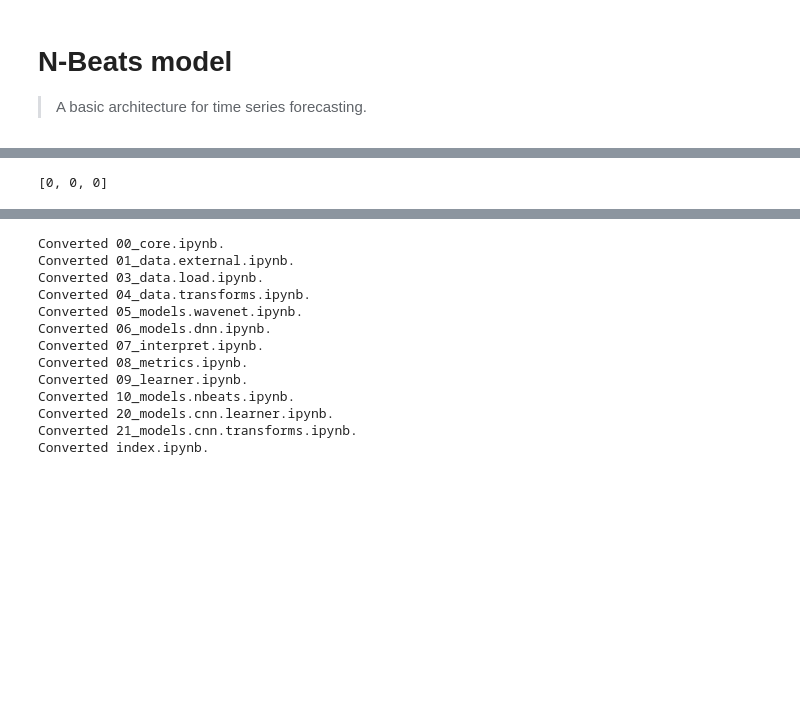
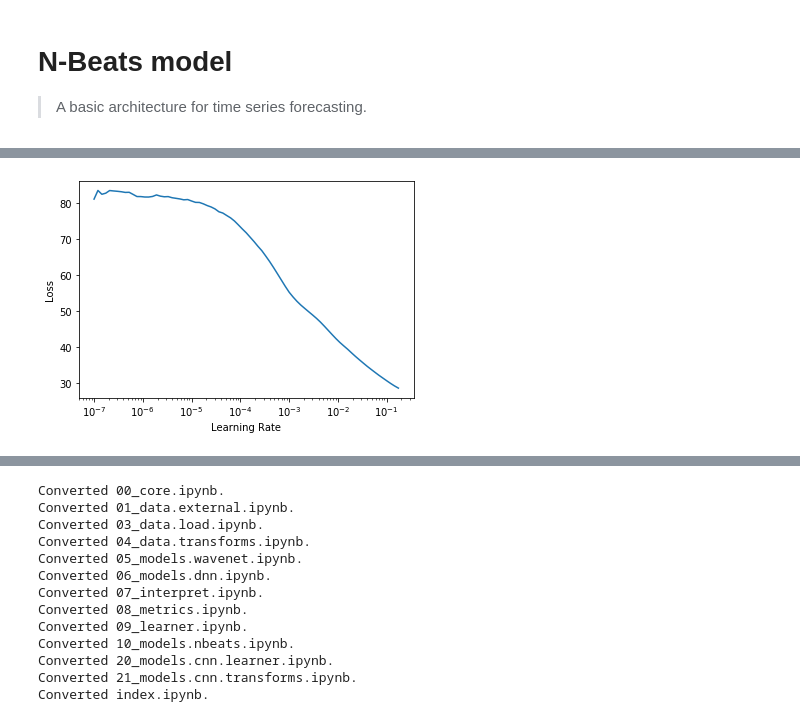
Before and after one commit to takotab/fastseq, a Jupyter notebook: nbs/10_models.nbeats.ipynb, the cells around one changed output, grey strips where cells are left out. Cells and saved outputs as stored; diff of their text form; code cells hidden in the pictures; blank space fills up the shorter version.

```diff
--- a/nbs/10_models.nbeats.ipynb
+++ b/nbs/10_models.nbeats.ipynb
@@ -372,4 +378,7 @@ learn.show_results(max_n=9)
-# %%
-learn.n_beats_trainer.ratio
-# %% [output]
-[0, 0, 0]
+# %%
+learn = nbeats_learner(data,layers=[200,200,100], alpha = 1, stack_types=('bias',"seasonality","trend"),
+                       loss_func= CombinedLoss(F.mse_loss, smape, ratio = {'smape':.0001}))
+# %%
+from fastai2.callback.all import *
+learn.lr_find()
+# %% [output]
@@ -375,0 +386 @@ learn.n_beats_trainer.ratio
+[figure, added]
```
Also changed, not shown: parts of 26 cells of this notebook, 1 other file.
